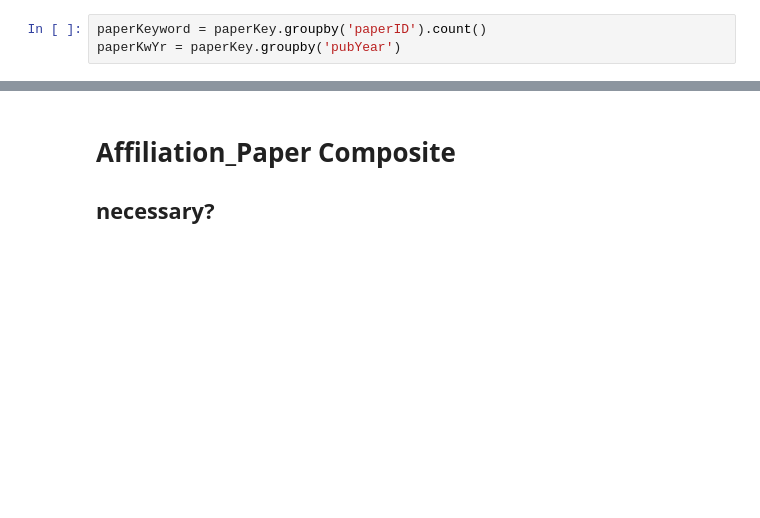
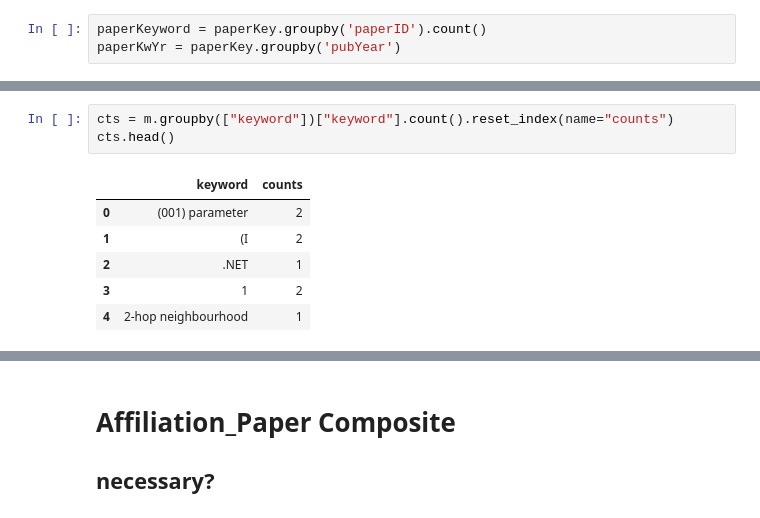
Before and after one commit to noveroa/DataBases, a Jupyter notebook: sqlStart/newSqlNotebooknew_compositesadded.ipynb, the cells around one changed output, grey strips where cells are left out. Saved outputs shown, nothing was run; the diff lists cells and outputs as text; blank space fills up the shorter version.

```diff
--- a/sqlStart/newSqlNotebooknew_compositesadded.ipynb
+++ b/sqlStart/newSqlNotebooknew_compositesadded.ipynb
@@ -354,0 +216,10 @@ KeywordFreq.get_group('aspectual concept')
+# %%
+cts = m.groupby(["keyword"])["keyword"].count().reset_index(name="counts")
+cts.head()
+# %% [output]
+|  | keyword | counts |
+| 0 | (001) parameter | 2 |
+| 1 | (I | 2 |
+| 2 | .NET | 1 |
+| 3 | 1 | 2 |
+| 4 | 2-hop neighbourhood | 1 |
```
Also changed, not shown: parts of 44 cells of this notebook, 7 other files.
